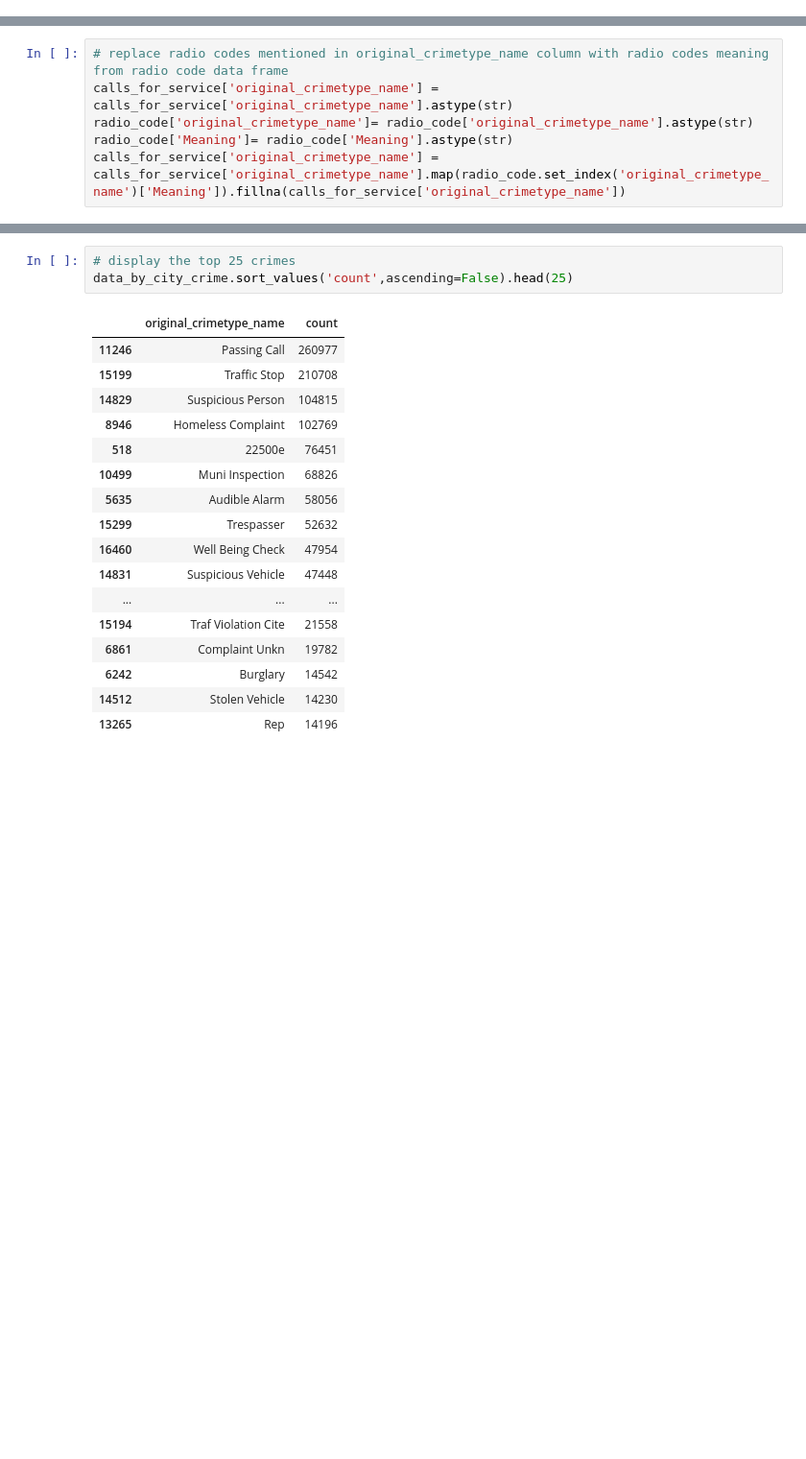
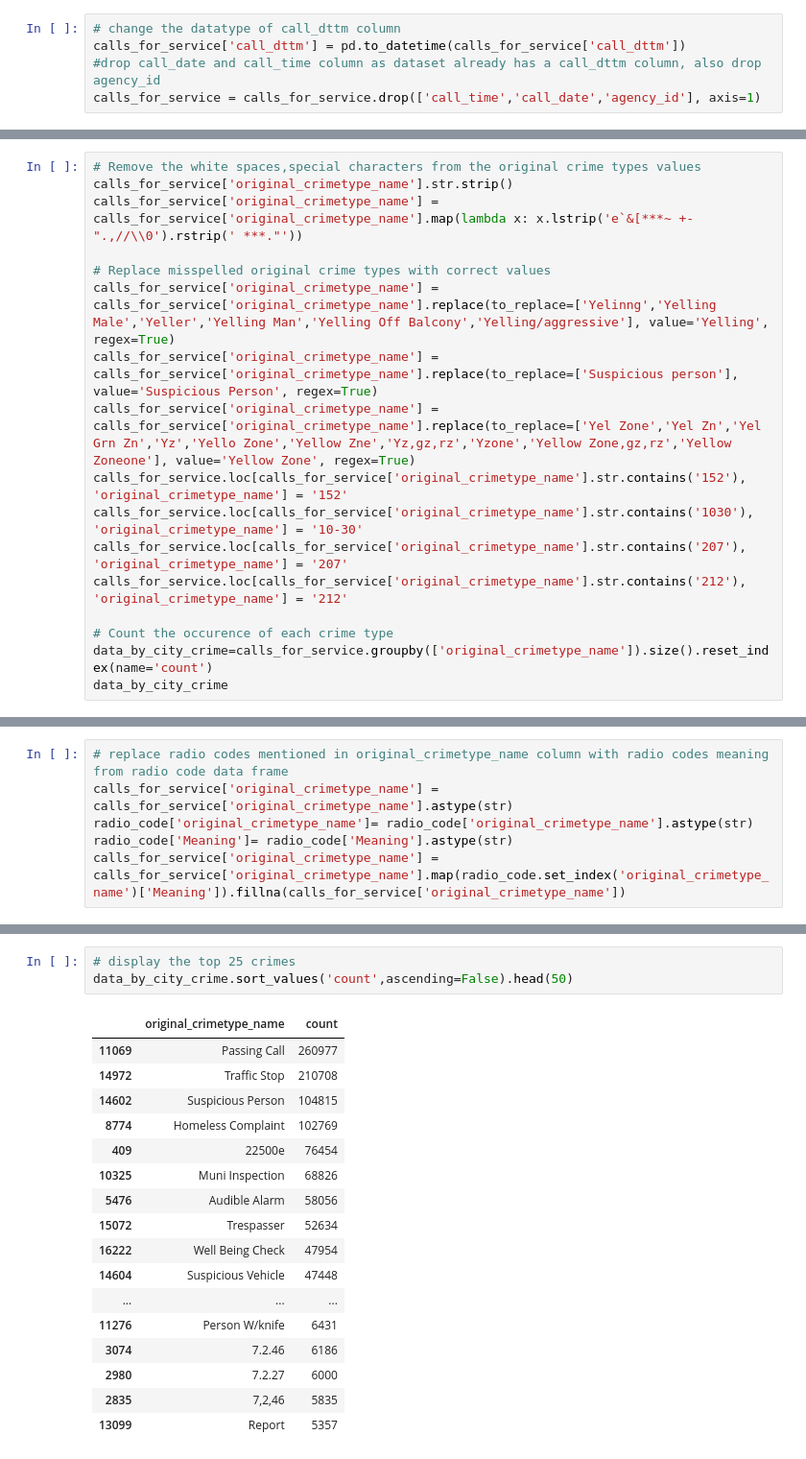
Before and after one commit to sim-patil/Capstone_project_1, a Jupyter notebook: CapstoneProject1- data wrangling.ipynb, the cells around one changed output, grey strips where cells are left out. Shown at 96% size. Cells and saved outputs as stored; diff of their text form; blank space fills up the shorter version.

```diff
--- a/CapstoneProject1- data wrangling.ipynb
+++ b/CapstoneProject1- data wrangling.ipynb
@@ -101,0 +96,5 @@ calls_for_service['call_dttm'] = pd.to_datetime(calls_for_service['call_dttm'])
+# %%
+# change the datatype of call_dttm column
+calls_for_service['call_dttm'] = pd.to_datetime(calls_for_service['call_dttm'])
+#drop call_date and call_time column as dataset already has a call_dttm column, also drop agency_id
+calls_for_service = calls_for_service.drop(['call_time','call_date','agency_id'], axis=1)
@@ -101,0 +105,17 @@ calls_for_service['call_dttm'] = pd.to_datetime(calls_for_service['call_dttm'])
+# %%
+# Remove the white spaces,special characters from the original crime types values
+calls_for_service['original_crimetype_name'].str.strip()
+calls_for_service['original_crimetype_name'] = calls_for_service['original_crimetype_name'].map(lambda x: x.lstrip('e`&[***~ +-".,//\\0').rstrip(' ***."'))
+
+# Replace misspelled original crime types with correct values
+calls_for_service['original_crimetype_name'] = calls_for_service['original_crimetype_name'].replace(to_replace=['Yelinng','Yelling Male','Yeller','Yelling Man','Yelling Off Balcony','Yelling/aggressive'], value='Yelling', regex=True)
+calls_for_service['original_crimetype_name'] = calls_for_service['original_crimetype_name'].replace(to_replace=['Suspicious person'], value='Suspicious Person', regex=True)
+calls_for_service['original_crimetype_name'] = calls_for_service['original_crimetype_name'].replace(to_replace=['Yel Zone','Yel Zn','Yel Grn Zn','Yz','Yello Zone','Yellow Zne','Yz,gz,rz','Yzone','Yellow Zone,gz,rz','Yellow Zoneone'], value='Yellow Zone', regex=True)
+calls_for_service.loc[calls_for_service['original_crimetype_name'].str.contains('152'), 'original_crimetype_name'] = '152'
+calls_for_service.loc[calls_for_service['original_crimetype_name'].str.contains('1030'), 'original_crimetype_name'] = '10-30'
+calls_for_service.loc[calls_for_service['original_crimetype_name'].str.contains('207'), 'original_crimetype_name'] = '207'
+calls_for_service.loc[calls_for_service['original_crimetype_name'].str.contains('212'), 'original_crimetype_name'] = '212'
+
+# Count the occurence of each crime type
+data_by_city_crime=calls_for_service.groupby(['original_crimetype_name']).size().reset_index(name='count')
+data_by_city_crime
@@ -191,22 +235,22 @@ data_by_city
 | 7 | Yerba Buena | 1227 |
 # %%
 # display the top 25 crimes
-data_by_city_crime.sort_values('count',ascending=False).head(25)
+data_by_city_crime.sort_values('count',ascending=False).head(50)
 # %% [output]
 |  | original_crimetype_name | count |
-| 11246 | Passing Call | 260977 |
-| 15199 | Traffic Stop | 210708 |
-| 14829 | Suspicious Person | 104815 |
-| 8946 | Homeless Complaint | 102769 |
-| 518 | 22500e | 76451 |
-| 10499 | Muni Inspection | 68826 |
-| 5635 | Audible Alarm | 58056 |
-| 15299 | Trespasser | 52632 |
-| 16460 | Well Being Check | 47954 |
-| 14831 | Suspicious Vehicle | 47448 |
+| 11069 | Passing Call | 260977 |
+| 14972 | Traffic Stop | 210708 |
+| 14602 | Suspicious Person | 104815 |
+| 8774 | Homeless Complaint | 102769 |
+| 409 | 22500e | 76454 |
+| 10325 | Muni Inspection | 68826 |
+| 5476 | Audible Alarm | 58056 |
+| 15072 | Trespasser | 52634 |
+| 16222 | Well Being Check | 47954 |
+| 14604 | Suspicious Vehicle | 47448 |
 | ... | ... | ... |
-| 15194 | Traf Violation Cite | 21558 |
-| 6861 | Complaint Unkn | 19782 |
-| 6242 | Burglary | 14542 |
-| 14512 | Stolen Vehicle | 14230 |
-| 13265 | Rep | 14196 |
+| 11276 | Person W/knife | 6431 |
+| 3074 | 7.2.46 | 6186 |
+| 2980 | 7.2.27 | 6000 |
+| 2835 | 7,2,46 | 5835 |
+| 13099 | Report | 5357 |
```
Also changed, not shown: parts of 14 cells of this notebook.
